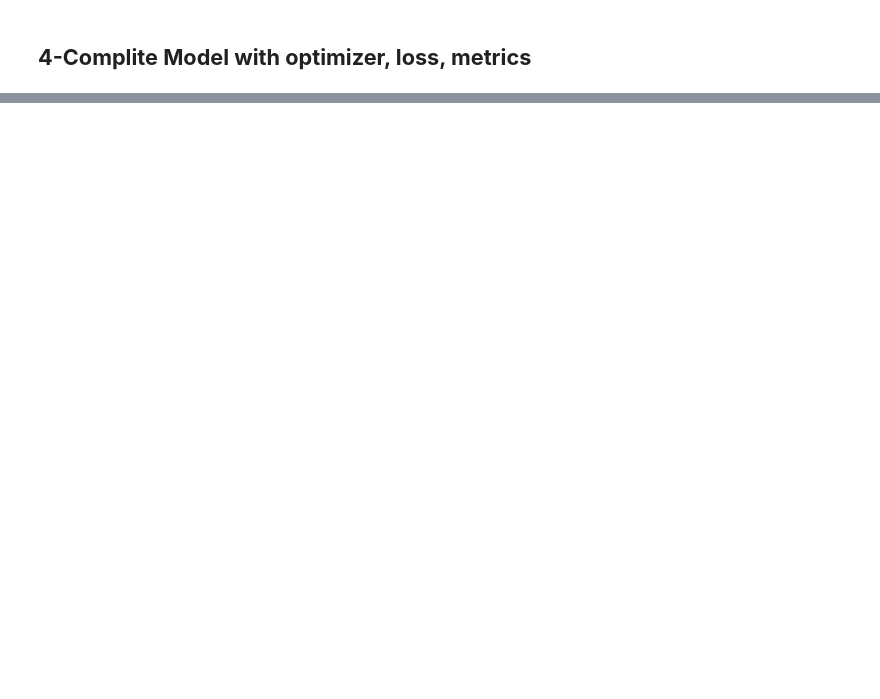
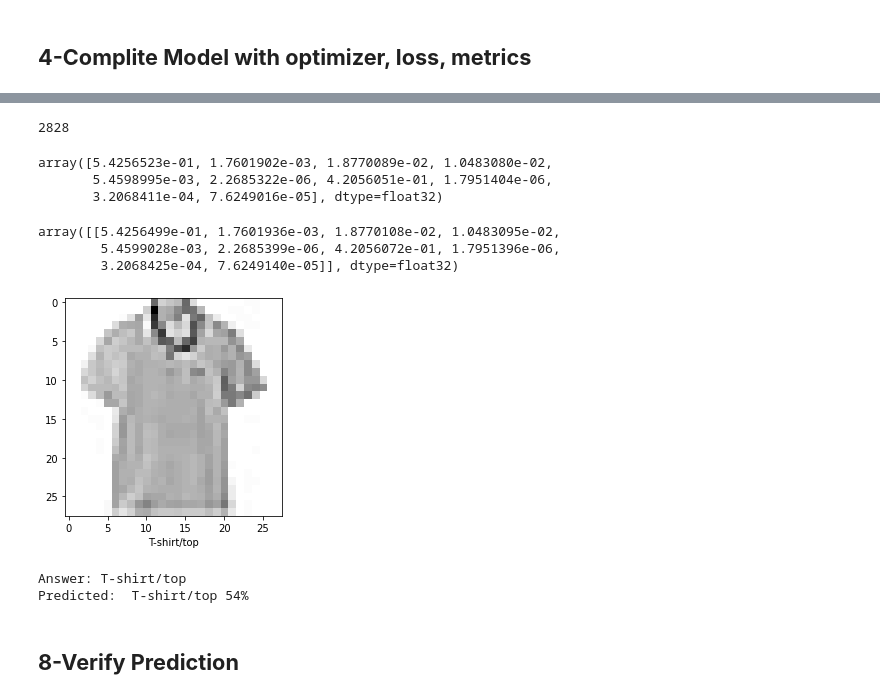
Before and after one commit to Hilbert-HN/HN_ML_From_Scratch, a Jupyter notebook: 02_Fashsion_MNIST.ipynb, the cells around one changed output, grey strips where cells are left out. Saved outputs shown, nothing was run; the diff lists cells and outputs as text; code cells hidden in the pictures; blank space fills up the shorter version.

```diff
--- a/02_Fashsion_MNIST.ipynb
+++ b/02_Fashsion_MNIST.ipynb
@@ -111,0 +161,40 @@ model.compile(optimizer='adam',
+# %%
+import random
+test_index = random.randint(0,10000)
+test_index
+# %% [output]
+2828
+# %%
+predictions[test_index]
+# %% [output]
+array([5.4256523e-01, 1.7601902e-03, 1.8770089e-02, 1.0483080e-02,
+       5.4598995e-03, 2.2685322e-06, 4.2056051e-01, 1.7951404e-06,
+       3.2068411e-04, 7.6249016e-05], dtype=float32)
+# %%
+prediction = probability_model(test_images[[test_index]])
+prediction = prediction.numpy()
+prediction
+# %% [output]
+array([[5.4256499e-01, 1.7601936e-03, 1.8770108e-02, 1.0483095e-02,
+        5.4599028e-03, 2.2685399e-06, 4.2056072e-01, 1.7951396e-06,
+        3.2068425e-04, 7.6249140e-05]], dtype=float32)
+# %%
+plt.imshow(test_images[test_index],cmap=plt.cm.binary)
+plt.xlabel(class_names[test_labels[test_index]])
+
+plt.show()
+# %% [output]
+[figure, added]
+# %%
+predicted_label = prediction[0].argmax()
+# if prediction is tensor and did not convert to numpy, use below function
+# np.argmax(prediction[0])
+
+percent = "{:2.0f}%".format(100*np.max(prediction[0]))
+print('Answer:', class_names[test_labels[test_index]] )
+print('Predicted: ', class_names[predicted_label], percent)
+# %% [output]
+Answer: T-shirt/top
+Predicted:  T-shirt/top 54%
+# %% [markdown]
+## **8-Verify Prediction**
```
Also changed, not shown: parts of 18 cells of this notebook.
